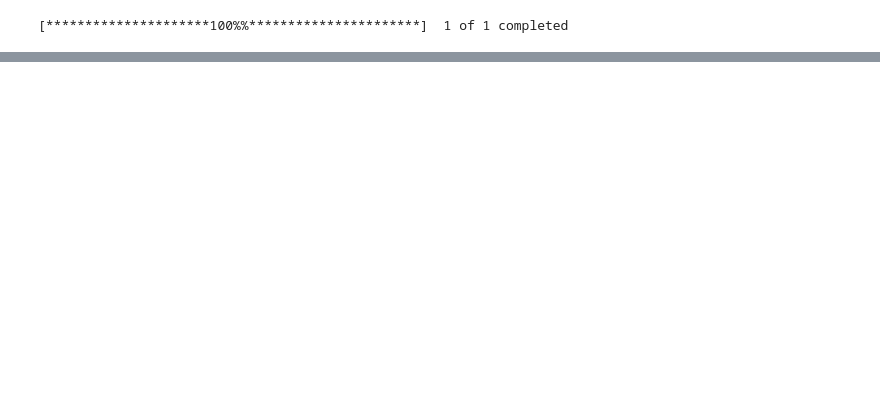
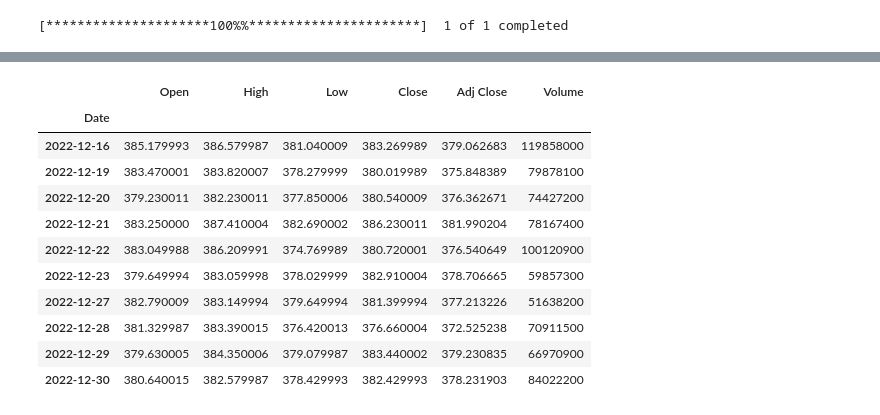
Before and after one commit to NamPham1010/Machine_Learning_SPY, a Jupyter notebook: ML_Project_MA_SPY.ipynb, the cells around one changed output, grey strips where cells are left out. Cells and saved outputs as stored; diff of their text form; code cells hidden in the pictures; blank space fills up the shorter version.

```diff
--- a/ML_Project_MA_SPY.ipynb
+++ b/ML_Project_MA_SPY.ipynb
@@ -18,0 +37,15 @@ spy_price = yf.download("SPY", start = "2015-01-01", end = "2022-12-31")
+# %%
+df.tail(10)
+# %% [output]
+|  | Open | High | Low | Close | Adj Close | Volume |
+| Date |  |  |  |  |  |  |
+| 2022-12-16 | 385.179993 | 386.579987 | 381.040009 | 383.269989 | 379.062683 | 119858000 |
+| 2022-12-19 | 383.470001 | 383.820007 | 378.279999 | 380.019989 | 375.848389 | 79878100 |
+| 2022-12-20 | 379.230011 | 382.230011 | 377.850006 | 380.540009 | 376.362671 | 74427200 |
+| 2022-12-21 | 383.250000 | 387.410004 | 382.690002 | 386.230011 | 381.990204 | 78167400 |
+| 2022-12-22 | 383.049988 | 386.209991 | 374.769989 | 380.720001 | 376.540649 | 100120900 |
+| 2022-12-23 | 379.649994 | 383.059998 | 378.029999 | 382.910004 | 378.706665 | 59857300 |
+| 2022-12-27 | 382.790009 | 383.149994 | 379.649994 | 381.399994 | 377.213226 | 51638200 |
+| 2022-12-28 | 381.329987 | 383.390015 | 376.420013 | 376.660004 | 372.525238 | 70911500 |
+| 2022-12-29 | 379.630005 | 384.350006 | 379.079987 | 383.440002 | 379.230835 | 66970900 |
+| 2022-12-30 | 380.640015 | 382.579987 | 378.429993 | 382.429993 | 378.231903 | 84022200 |
```
Also changed, not shown: parts of 6 cells of this notebook.
